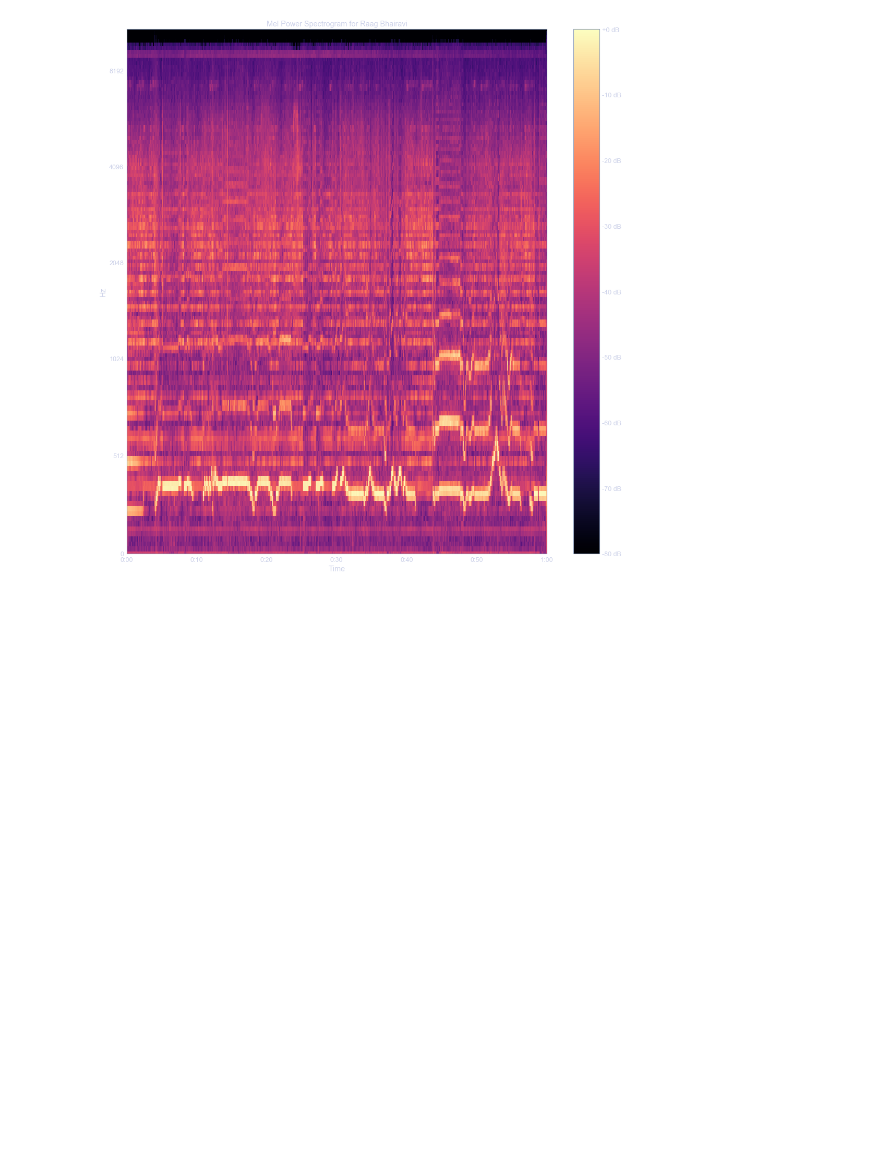
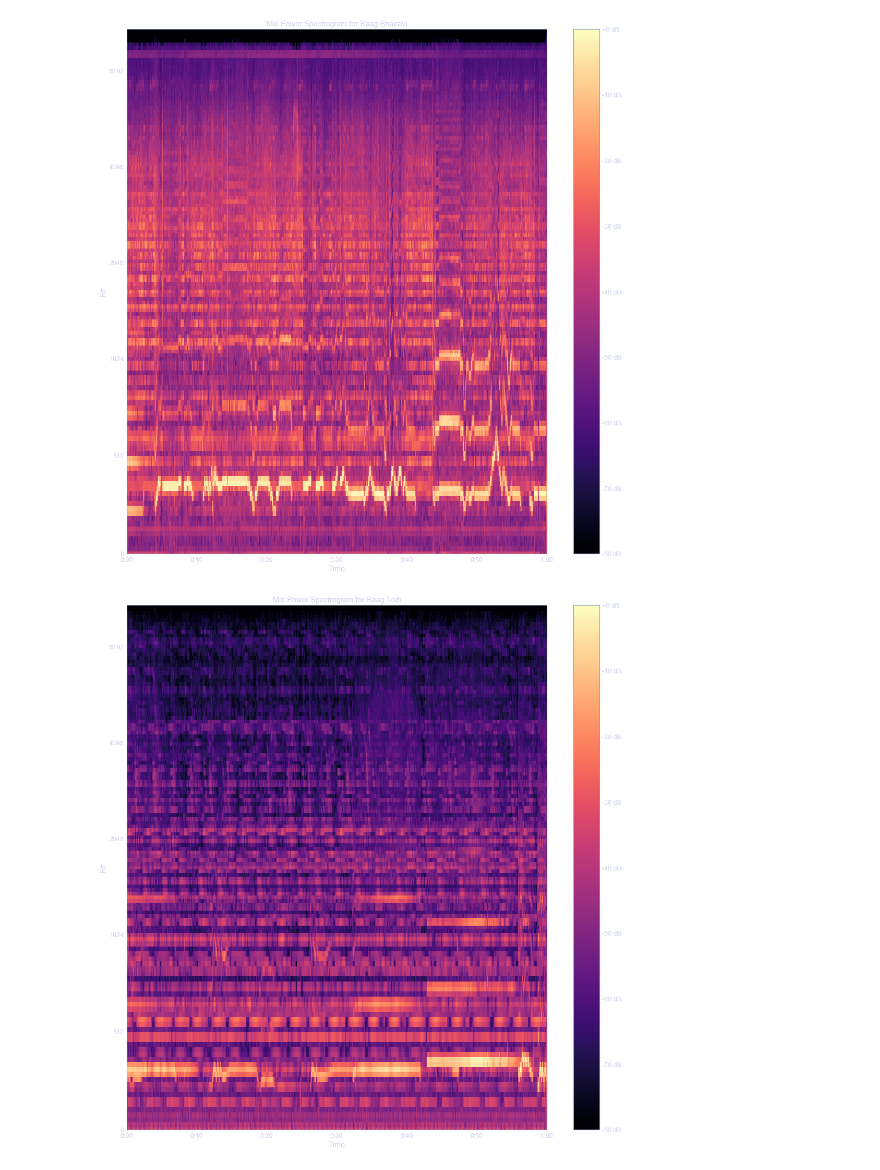
Before and after one commit to TheChanRProject/Senior-Thesis, a Jupyter notebook: nb/Log-Power Short-Time Fourier Transform Librosa Tutorial .ipynb, the cells around one changed output. Drawn from its saved outputs; the diff is of its cells as text; code cells hidden in the pictures; blank space fills up the shorter version.

```diff
--- a/nb/Log-Power Short-Time Fourier Transform Librosa Tutorial .ipynb
+++ b/nb/Log-Power Short-Time Fourier Transform Librosa Tutorial .ipynb
@@ -28,3 +28,18 @@ plt.tight_layout()
 plt.savefig("../spectrogram_files/bhairavi_spectro_1.png")
 # %% [output]
 [figure]
+# %%
+S2 = librosa.feature.melspectrogram(y2, sr=sr2, n_mels=128)
+log_S2 = librosa.power_to_db(S2, ref=np.max)
+
+
+# Make a new plot for Todi
+
+plt.figure(figsize=(15,15))
+librosa.display.specshow(log_S2, sr=sr2, x_axis = 'time', y_axis= 'mel')
+plt.title("Mel Power Spectrogram for Raag Todi")
+plt.colorbar(format='%+02.0f dB')
+plt.tight_layout()
+plt.savefig("../spectrogram_files/todi-spectro.png")
+# %% [output]
+[figure, added]
```
Also changed, not shown: 1 other file.
